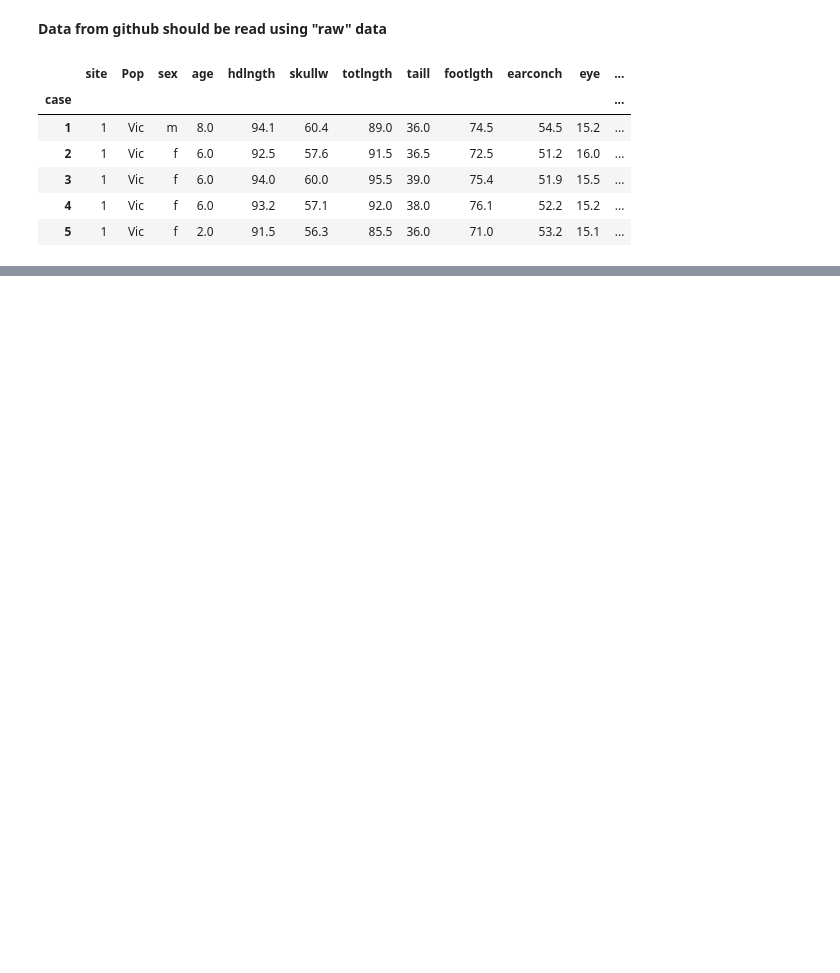
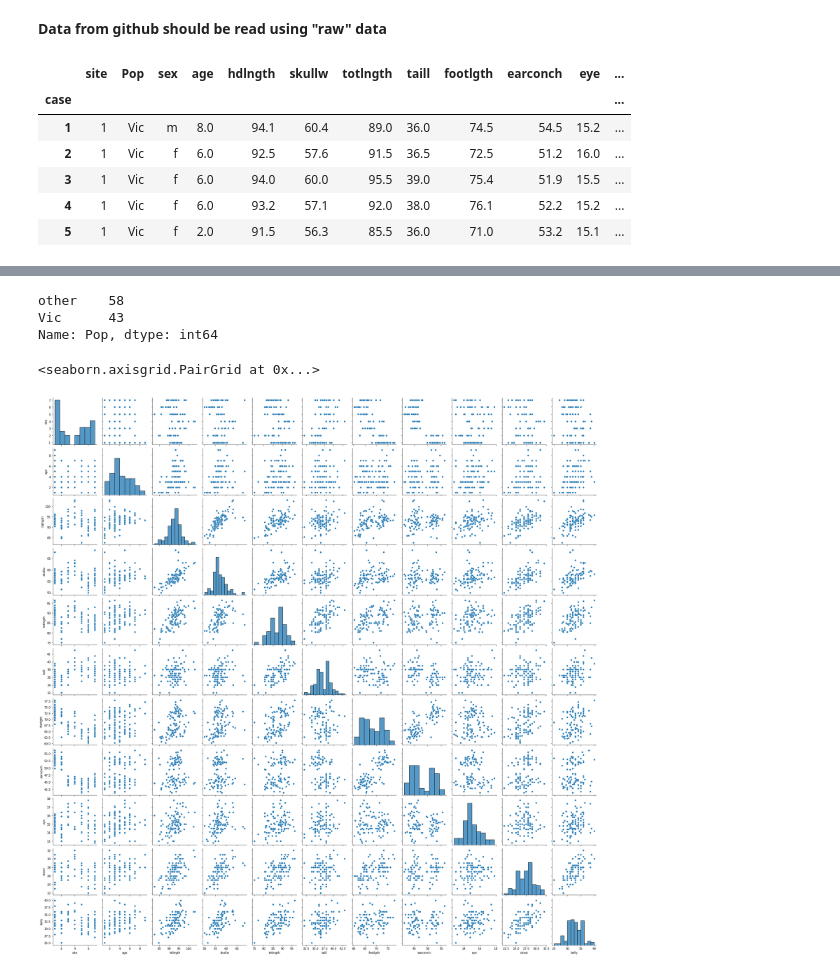
Before and after one commit to Mary-prh/Possum-Regression, a Jupyter notebook: Regression.ipynb, the cells around one changed output, grey strips where cells are left out. Saved outputs shown, nothing was run; the diff lists cells and outputs as text; code cells hidden in the pictures; blank space fills up the shorter version.

```diff
--- a/Regression.ipynb
+++ b/Regression.ipynb
@@ -27,0 +68,2 @@ possum_data.head()
+# %%
+possum_data.dropna(inplace= True)
@@ -27,0 +87,6 @@ possum_data.head()
+# %%
+possum_data["Pop"].value_counts()
+# %% [output]
+other    58
+Vic      43
+Name: Pop, dtype: int64
@@ -27,0 +95,6 @@ possum_data.head()
+# %%
+from operator import pos
+sns.pairplot(possum_data)
+# %% [output]
+<seaborn.axisgrid.PairGrid at 0x...>
+[figure, added]
```
Also changed, not shown: parts of 85 cells of this notebook.
